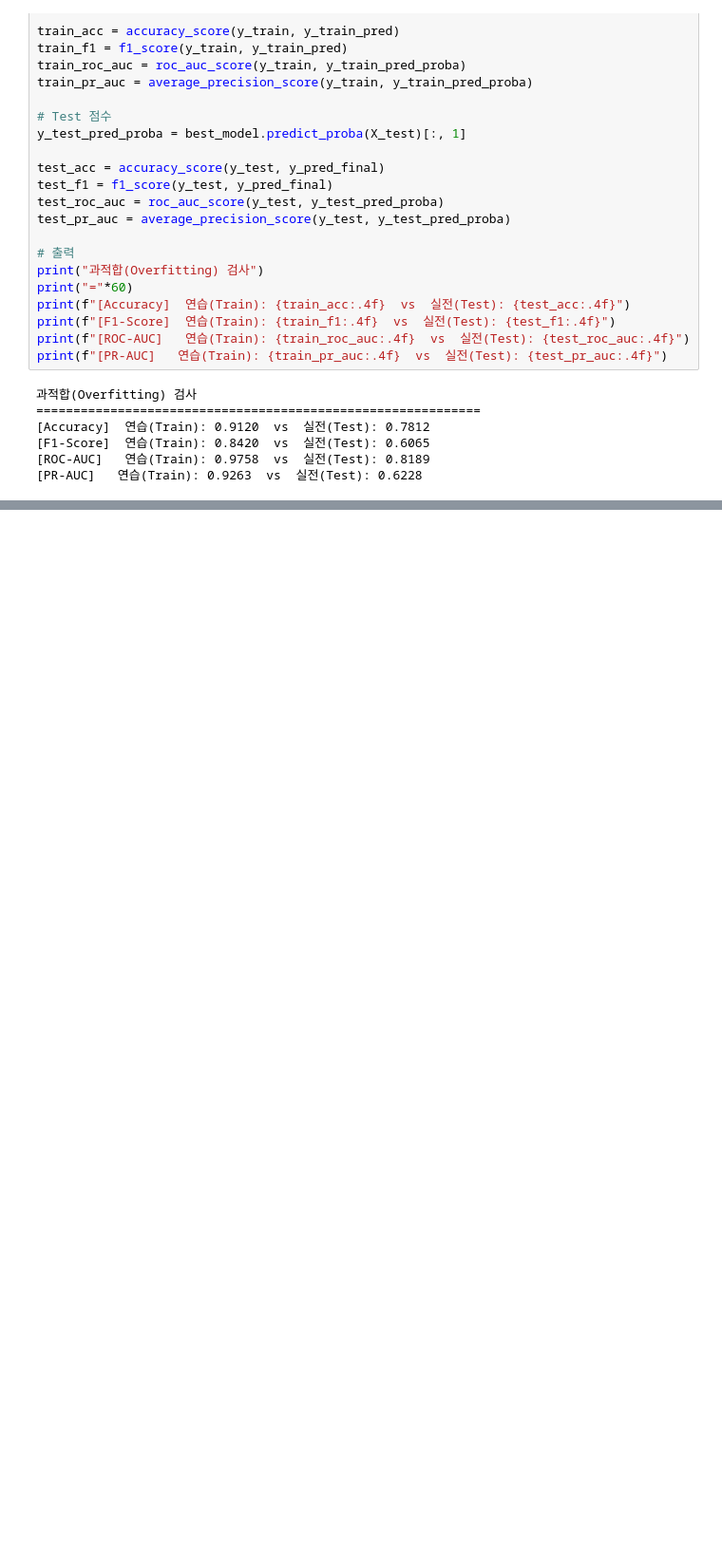
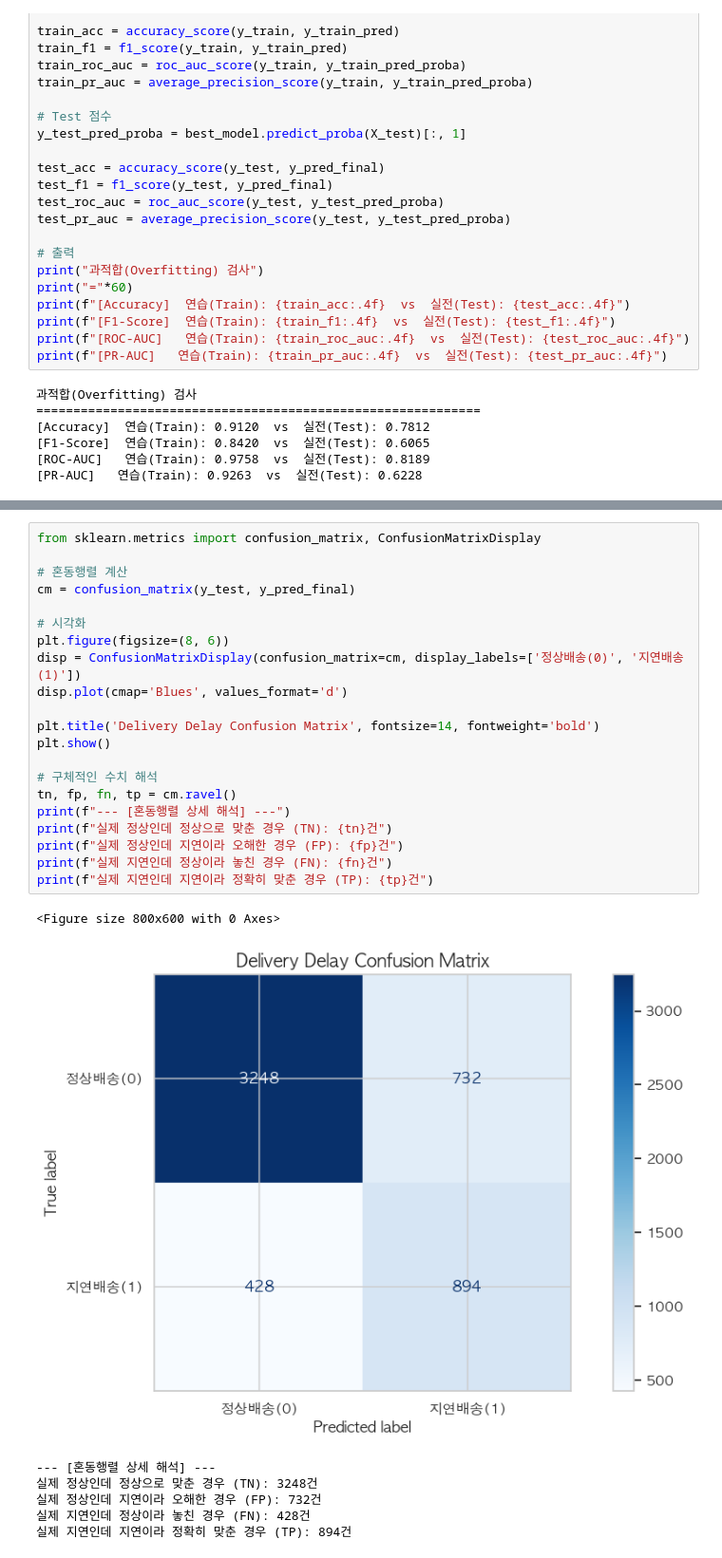
Before and after one commit to Kim-min-soo/it-s_advanced_project, a Jupyter notebook: works/park-ha-rin/machine_learning_XGB.ipynb, the cells around one changed output, grey strips where cells are left out. Shown at 95% size. Cells and saved outputs as stored; diff of their text form; blank space fills up the shorter version.

Commit message:
하린 - 혼동행렬 추가

```diff
--- a/works/park-ha-rin/machine_learning_XGB.ipynb
+++ b/works/park-ha-rin/machine_learning_XGB.ipynb
@@ -510,0 +543,29 @@ plt.show()
+# %%
+from sklearn.metrics import confusion_matrix, ConfusionMatrixDisplay
+
+# 혼동행렬 계산
+cm = confusion_matrix(y_test, y_pred_final)
+
+# 시각화
+plt.figure(figsize=(8, 6))
+disp = ConfusionMatrixDisplay(confusion_matrix=cm, display_labels=['정상배송(0)', '지연배송(1)'])
+disp.plot(cmap='Blues', values_format='d')
+
+plt.title('Delivery Delay Confusion Matrix', fontsize=14, fontweight='bold')
+plt.show()
+
+# 구체적인 수치 해석
+tn, fp, fn, tp = cm.ravel()
+print(f"--- [혼동행렬 상세 해석] ---")
+print(f"실제 정상인데 정상으로 맞춘 경우 (TN): {tn}건")
+print(f"실제 정상인데 지연이라 오해한 경우 (FP): {fp}건")
+print(f"실제 지연인데 정상이라 놓친 경우 (FN): {fn}건")
+print(f"실제 지연인데 지연이라 정확히 맞춘 경우 (TP): {tp}건")
+# %% [output]
+<Figure size 800x600 with 0 Axes>
+[figure, added]
+--- [혼동행렬 상세 해석] ---
+실제 정상인데 정상으로 맞춘 경우 (TN): 3248건
+실제 정상인데 지연이라 오해한 경우 (FP): 732건
+실제 지연인데 정상이라 놓친 경우 (FN): 428건
+실제 지연인데 지연이라 정확히 맞춘 경우 (TP): 894건
```
Also changed, not shown: parts of 6 cells of this notebook.
